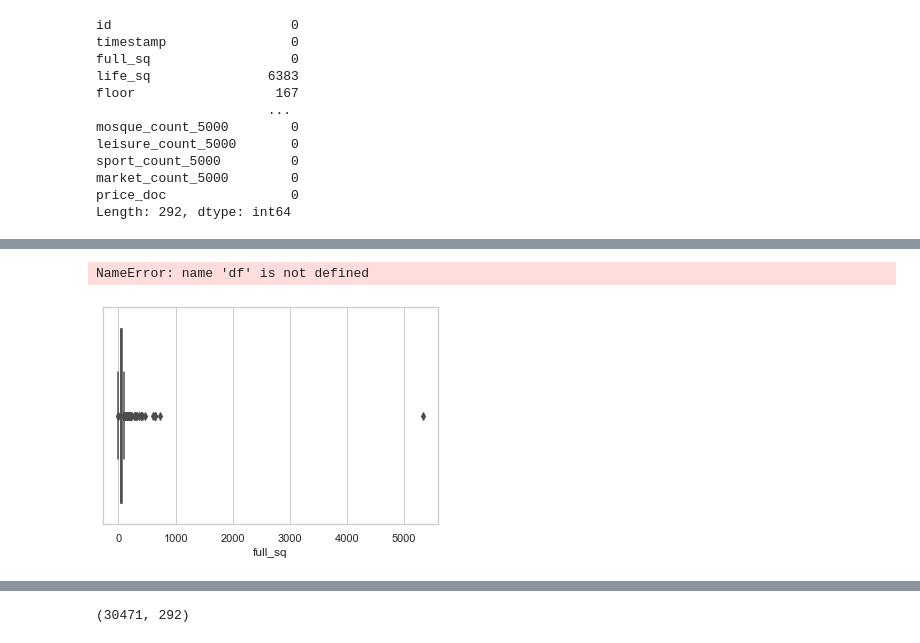
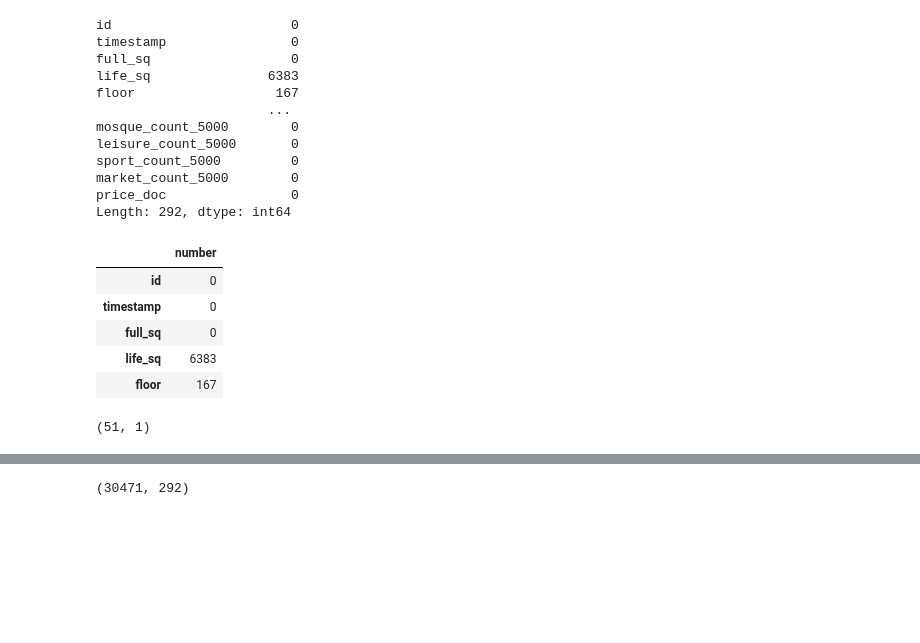
Before and after one commit to fandom170/GB_Final, a Jupyter notebook: Sberbank_estate_model.ipynb, the cells around one changed output, grey strips where cells are left out. Drawn from its saved outputs; the diff is of its cells as text; code cells hidden in the pictures; blank space fills up the shorter version.

```diff
--- a/Sberbank_estate_model.ipynb
+++ b/Sberbank_estate_model.ipynb
@@ -71,7 +75,8 @@ Columns: 292 entries, id to price_doc
 dtypes: float64(119), int64(157), object(16)
 memory usage: 67.9+ MB
 # %%
-df.isna().sum()
+empty_fields = df.isna().sum()
+empty_fields
 # %% [output]
 id                       0
 timestamp                0
@@ -85,6 +90,21 @@ sport_count_5000         0
 market_count_5000        0
 price_doc                0
 Length: 292, dtype: int64
+# %%
+empty_fields = pd.DataFrame(empty_fields, columns=['number'])
+empty_fields.head()
+# %% [output]
+|  | number |
+| id | 0 |
+| timestamp | 0 |
+| full_sq | 0 |
+| life_sq | 6383 |
+| floor | 167 |
+# %%
+empty_fields = empty_fields[empty_fields['number']>0]
+empty_fields.shape
+# %% [output]
+(51, 1)
 # %%
 df.describe()
 # %% [output]
@@ -99,10 +119,4 @@ df.describe()
 | max | 30473.000000 | 5326.000000 | 7478.000000 | 77.000000 | 117.000000 | 6.000000 | 2.005201e+07 | 19.000000 | 2014.000000 | 33.000000 | ... |
 8 rows × 276 columns
 # %%
-df.columns()
+dataset_columns = df.columns
-# %% [output]
-NameError: name 'df' is not defined
-# %%
-ax = sns.boxplot(x = df.full_sq)
-# %% [output]
-[figure, removed]
```
Also changed, not shown: parts of 36 cells of this notebook.
